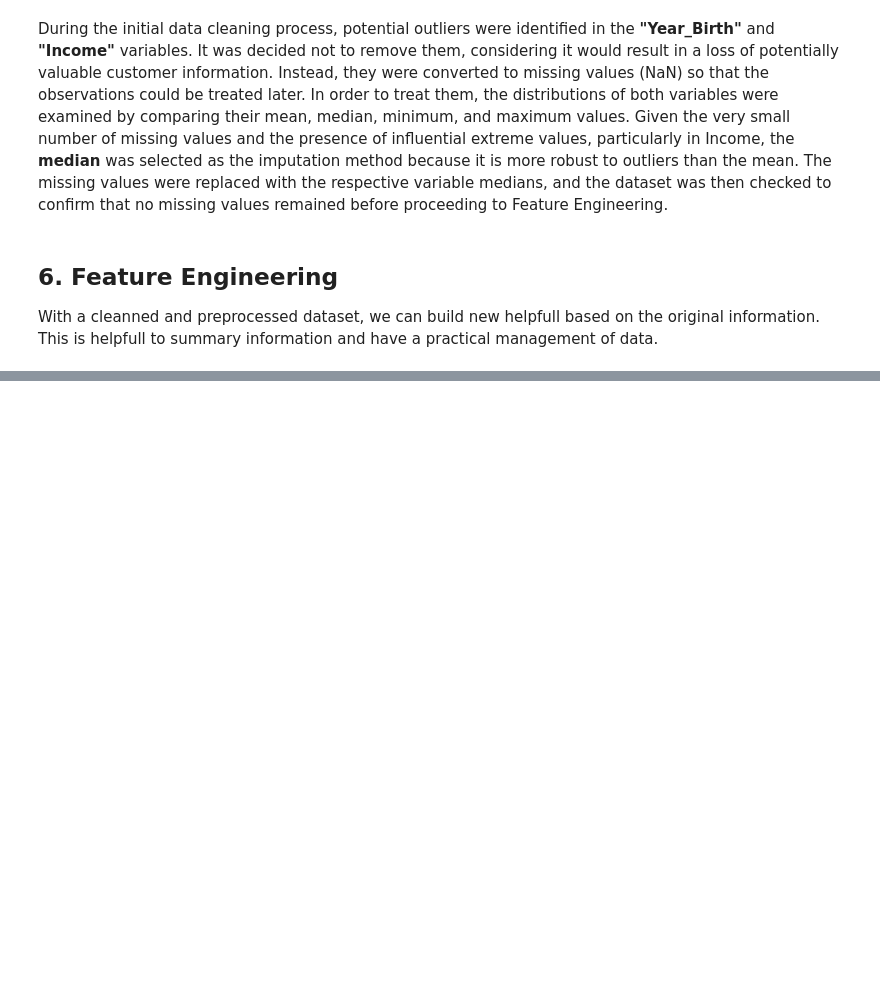
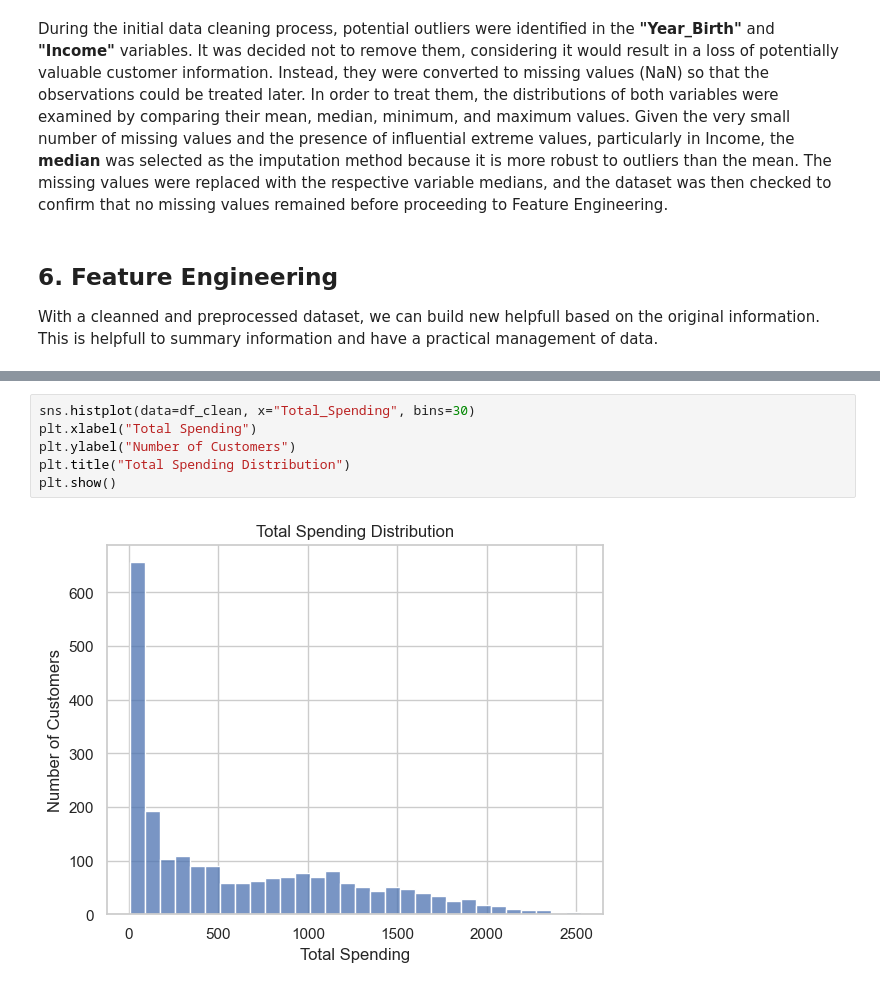
Before and after one commit to fridacarbajalordonez/customer-segmentation-kmeans, a Jupyter notebook: notebooks/customer_segmentation.ipynb, the cells around one changed output, grey strips where cells are left out. Cells and saved outputs as stored; diff of their text form; blank space fills up the shorter version.

```diff
--- a/notebooks/customer_segmentation.ipynb
+++ b/notebooks/customer_segmentation.ipynb
@@ -847,0 +888,8 @@ df_clean["Total_Purchases"] = df_clean[place_cols].sum(axis=1)
+# %%
+sns.histplot(data=df_clean, x="Total_Spending", bins=30)
+plt.xlabel("Total Spending")
+plt.ylabel("Number of Customers")
+plt.title("Total Spending Distribution")
+plt.show()
+# %% [output]
+[figure, added]
```
Also changed, not shown: parts of 31 cells of this notebook.
